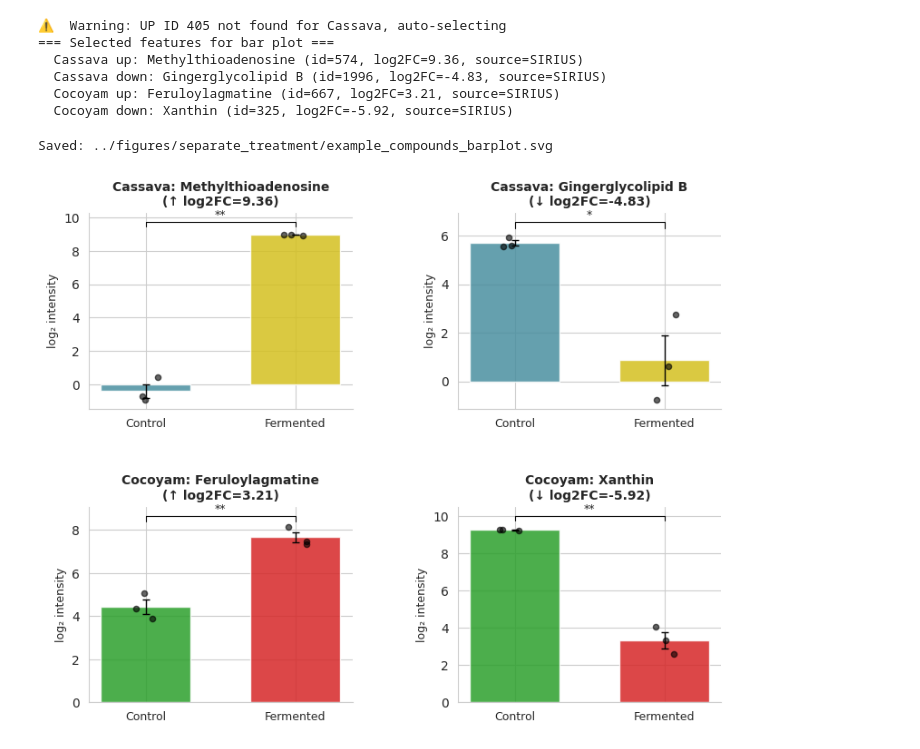
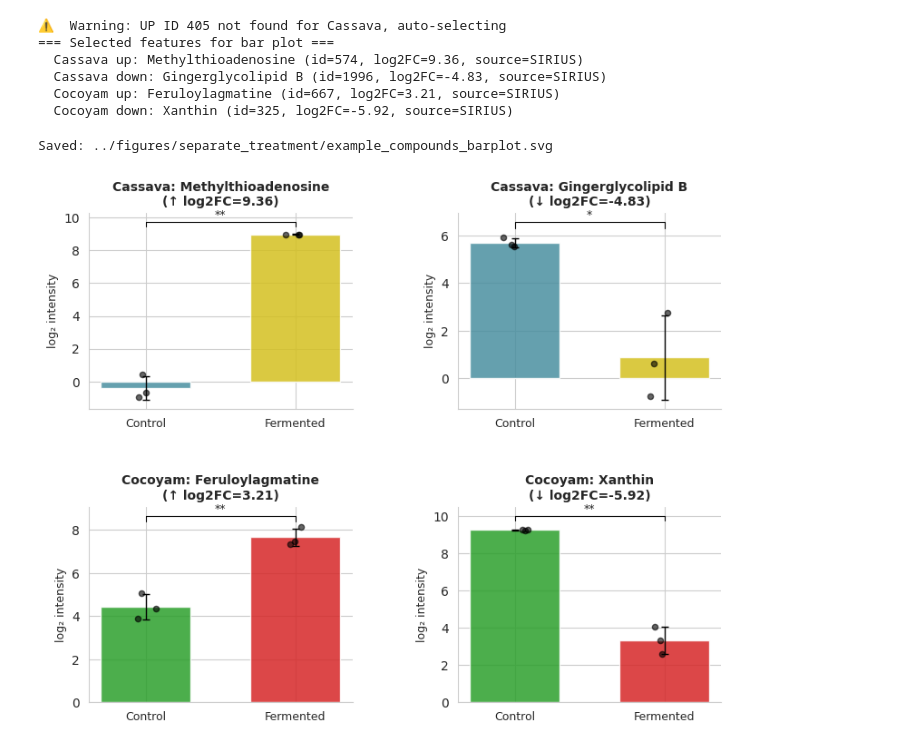
Before and after one commit to AlejandroMC28/cassava_cocoyam_fermentation_study, a Jupyter notebook: notebooks/figure3.ipynb, the cells around one changed output. Saved outputs shown, nothing was run; the diff lists cells and outputs as text; code cells hidden in the pictures.

```diff
--- a/notebooks/figure3.ipynb
+++ b/notebooks/figure3.ipynb
@@ -824,6 +824,7 @@ else:
         # Calculate means and SEMs
         means = [np.nanmean(v) for v in group_vals.values()]
         sems = [np.nanstd(v, ddof=1) / np.sqrt(np.sum(np.isfinite(v))) for v in group_vals.values()]
+        sds = [np.nanstd(v, ddof=1) for v in group_vals.values()]
 
         # Bar plot
         bars = ax.bar(x_positions, means,
@@ -831,7 +832,7 @@ else:
                       width=0.6, alpha=0.85, zorder=2)
 
         # Error bars
-        ax.errorbar(x_positions, means, yerr=sems,
+        ax.errorbar(x_positions, means, yerr=sds,
                     fmt='none', color='black',
                     capsize=3, linewidth=1, zorder=3)
 
@@ -848,34 +849,34 @@ else:
 
         sig = '***' if pval < 0.001 else '**' if pval < 0.01 else '*' if pval < 0.05 else 'ns'
 
         y_max = max(means[0] + sems[0], means[1] + sems[1])
         bracket_y = y_max + 0.5
         ax.plot([0, 0, 1, 1],
                 [bracket_y, bracket_y + 0.25, bracket_y + 0.25, bracket_y],
                 color='black', linewidth=0.8)
         ax.text(0.5, bracket_y + 0.3, sig, ha='center', va='bottom', fontsize=9)
 
         ax.set_xticks(x_positions)
         ax.set_xticklabels(group_names, fontsize=9)
         ax.set_ylabel('log₂ intensity', fontsize=9)
 
         # Title with tuber, direction arrow
         arrow = '↑' if feat['direction'] == 'up' else '↓'
         ax.set_title(f"{tuber}: {feat['name']}\n({arrow} log2FC={feat['log2FC']:.2f})", fontsize=10, fontweight='bold')
         ax.spines[['top', 'right']].set_visible(False)
 
     # Hide extra axes if any
     for j in range(n_features, len(axes)):
         axes[j].set_visible(False)
 
     fig.tight_layout()
     fig.savefig(f'{OUTPUT_DIR}/example_compounds_barplot.svg', format='svg', bbox_inches='tight')
     fig.savefig(f'{OUTPUT_DIR}/example_compounds_barplot.png', dpi=300, bbox_inches='tight')
     print(f"Saved: {OUTPUT_DIR}/example_compounds_barplot.svg")
     plt.show()
 # %% [output]
 Saved: ../figures/separate_treatment/example_compounds_barplot.svg
-[figure, old version]
+[figure, new version]
 # %%
 # ── Side-by-side bar plots for two metabolites from a single tuber ─────────────────
 # PARAMETERS: set TUBER and FEATURE_IDS before running
```
Also changed, not shown: parts of 2 cells of this notebook, 4 other files.
